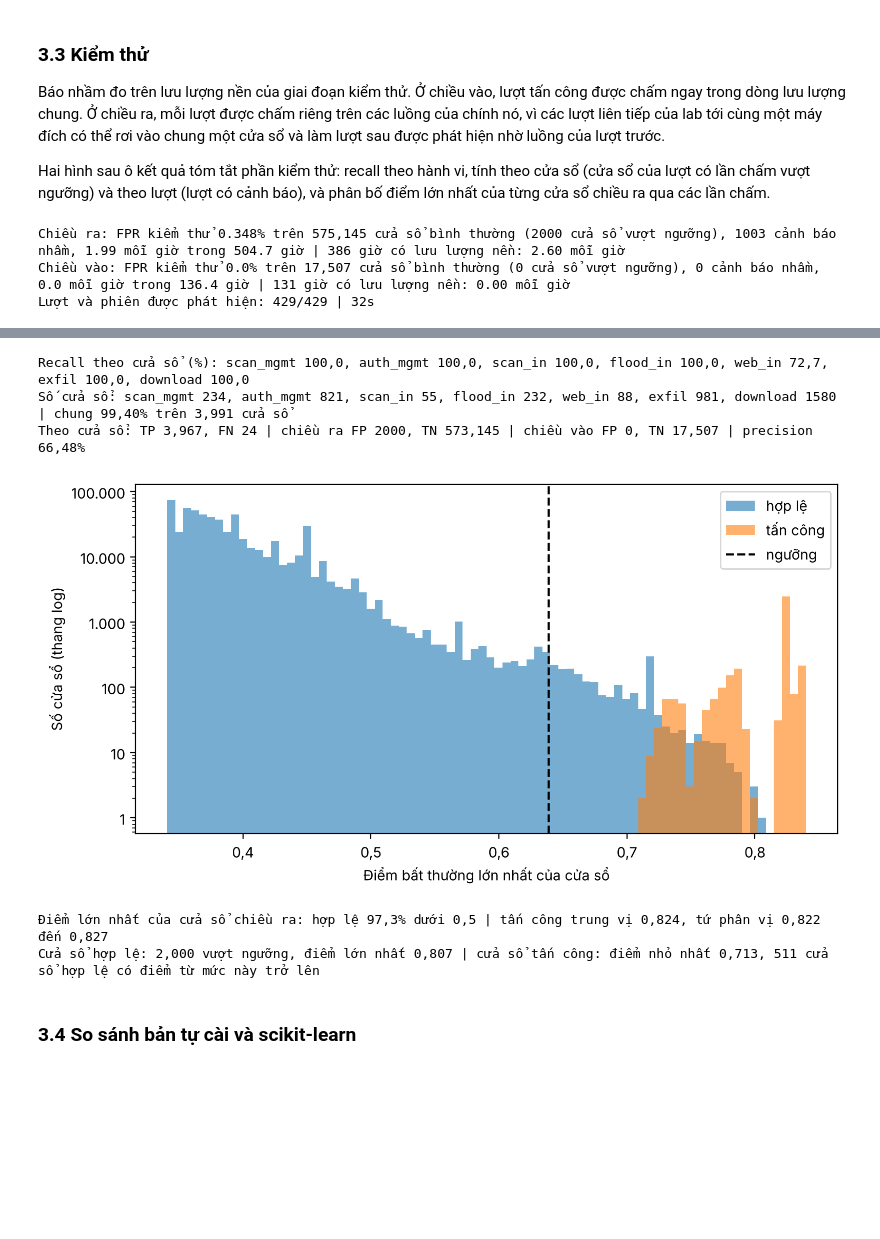
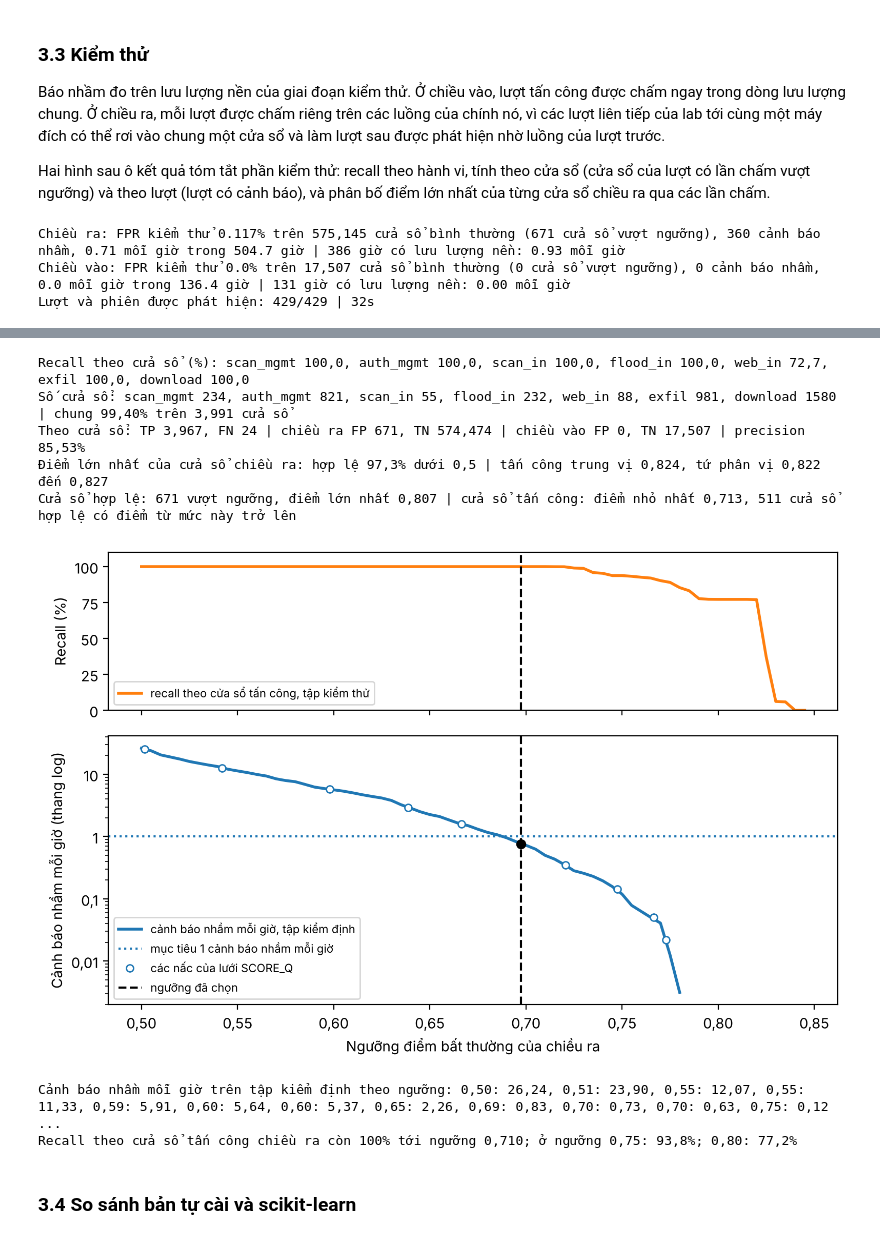
Before and after one commit to hoanganh-net/KLTN-IsolationForest-Suricata, a Jupyter notebook: 1_KLTN_BehaviorIF.ipynb, the cells around one changed output, grey strips where cells are left out. Saved outputs shown, nothing was run; the diff lists cells and outputs as text; code cells hidden in the pictures; blank space fills up the shorter version.

```diff
--- a/1_KLTN_BehaviorIF.ipynb
+++ b/1_KLTN_BehaviorIF.ipynb
@@ -28,7 +28,7 @@ if (np.__version__, sklearn.__version__) != ("2.5.3", "1.9.1"):
 SEED, N_TREES = 3, 300      # cỡ mẫu con của từng chiều ở bf.PSI
 TRAIN_FRAC = 0.7          # mỗi chiều: 70% luồng đầu để huấn luyện, phần sau để kiểm định
 RT_Q_GRID = [0.00002, 0.00005, 0.0001, 0.0002, 0.0005, 0.001, 0.002, 0.005, 0.01, 0.02, 0.03]   # lưới SCORE_Q
-RT_FA_MAX = 3.0          # cảnh báo nhầm mỗi giờ tối đa trên tập kiểm định, mỗi chiều
+RT_FA_MAX = 1.0          # cảnh báo nhầm mỗi giờ tối đa trên tập kiểm định, mỗi chiều
 MODEL_OUT = "net_if_model.joblib"
 DATA_DIR = "data"
 DRIVE_URL = "https://drive.google.com/drive/folders/1QlMZ7_I7ul-gV1yF_Wk-3d1iKvw4RVLd"   # thư mục dữ liệu trên Google Drive; để trống nếu đã chép dữ liệu vào data/
@@ -225,7 +225,7 @@ PH = {"out": bf.phat_hien(QA, THR["out"], T_DAU), "in": bf.phat_hien(QT["in"], T
 LAT1, N_BAO = pd.concat([PH["out"][0], PH["in"][0]]), pd.concat([PH["out"][1], PH["in"][1]])
 print(f"Lượt và phiên được phát hiện: {len(LAT1)}/{len(RUNS)} | {time.time() - t0:.0f}s")
 # %% [output]
-Chiều ra: FPR kiểm thử 0.348% trên 575,145 cửa sổ bình thường (2000 cửa sổ vượt ngưỡng), 1003 cảnh báo nhầm, 1.99 mỗi giờ trong 504.7 giờ | 386 giờ có lưu lượng nền: 2.60 mỗi giờ
+Chiều ra: FPR kiểm thử 0.117% trên 575,145 cửa sổ bình thường (671 cửa sổ vượt ngưỡng), 360 cảnh báo nhầm, 0.71 mỗi giờ trong 504.7 giờ | 386 giờ có lưu lượng nền: 0.93 mỗi giờ
 Chiều vào: FPR kiểm thử 0.0% trên 17,507 cửa sổ bình thường (0 cửa sổ vượt ngưỡng), 0 cảnh báo nhầm, 0.0 mỗi giờ trong 136.4 giờ | 131 giờ có lưu lượng nền: 0.00 mỗi giờ
 Lượt và phiên được phát hiện: 429/429 | 32s
 # %%
@@ -249,54 +249,73 @@ x = np.arange(len(hv))
 fig, ax = plt.subplots(figsize=(8, 4.2))
 ax.bar(x - 0.2, 100 * CS.loc[hv, "mean"], 0.4, label="theo cửa sổ")
 ax.bar(x + 0.2, 100 * LU.loc[hv, "mean"], 0.4, label="theo lượt")
 ax.set_xticks(x)
 ax.set_xticklabels(hv, rotation=30, ha="right")
 ax.set_ylim(0, 115)
 ax.set_ylabel("Recall (%)")
 ax.legend(loc="upper center", ncol=2, fontsize=9)
 plt.tight_layout()
 fig.savefig("docs/behavior_if_recall.png", dpi=220)
 plt.show()
 print("Recall theo cửa sổ (%):", ", ".join(f"{b} {so(100 * CS.loc[b, 'mean'])}" for b in hv))
 print("Số cửa sổ:", ", ".join(f"{b} {int(CS.loc[b, 'size'])}" for b in hv),
       f"| chung {so(100 * pd.DataFrame(cua_so)[1].mean(), 2)}% trên {len(cua_so):,} cửa sổ")
 tp = sum(v for _, v in cua_so)
 fp = {d: NEN[d]["cửa sổ vượt ngưỡng"] for d in ("out", "in")}
 print(f"Theo cửa sổ: TP {tp:,}, FN {len(cua_so) - tp} | chiều ra FP {fp['out']}, TN {NEN['out']['cửa sổ bình thường'] - fp['out']:,} | "
       f"chiều vào FP {fp['in']}, TN {NEN['in']['cửa sổ bình thường'] - fp['in']:,} | "
       f"precision {so(100 * tp / (tp + fp['out'] + fp['in']), 2)}%")
 
-# Phân bố điểm lớn nhất của từng cửa sổ chiều ra trên tập kiểm thử
+# Điểm lớn nhất của từng cửa sổ chiều ra trên tập kiểm thử
 lon_nhat = lambda Q: np.maximum.reduceat(Q["s"], Q["lo"])
-# Trục dọc là số cửa sổ theo thang log: nhóm hợp lệ đông gấp hàng trăm lần nhóm tấn công, vẽ theo mật độ thì không thấy phần
-# đuôi của nhóm hợp lệ, tức phần quyết định vị trí của ngưỡng
 hl, tc = lon_nhat(QT["out"]), lon_nhat(QA)
-bins = np.linspace(min(hl.min(), tc.min()), max(hl.max(), tc.max()), 81)
-fig, ax = plt.subplots(figsize=(8, 4.2))
-ax.hist(hl, bins=bins, alpha=0.6, label="hợp lệ")
-ax.hist(tc, bins=bins, alpha=0.6, label="tấn công")
-ax.axvline(THR["out"], color="k", ls="--", label="ngưỡng")
-ax.set_yscale("log")
-ax.set_xlabel("Điểm bất thường lớn nhất của cửa sổ")
-ax.set_ylabel("Số cửa sổ (thang log)")
-ax.legend()
-ax.xaxis.set_major_formatter(FuncFormatter(lambda v, p: so(v)))
-ax.yaxis.set_major_formatter(FuncFormatter(lambda v, p: f"{int(v):,}".replace(",", ".") if v >= 1 else ""))
-plt.tight_layout()
-fig.savefig("docs/behavior_if_phan_bo_diem.png", dpi=220)
-plt.show()
 print(f"Điểm lớn nhất của cửa sổ chiều ra: hợp lệ {so(100 * (hl < 0.5).mean())}% dưới 0,5 | tấn công trung vị {so(np.median(tc), 3)}, "
       f"tứ phân vị {so(np.quantile(tc, .25), 3)} đến {so(np.quantile(tc, .75), 3)}")
 print(f"Cửa sổ hợp lệ: {(hl > THR['out']).sum():,} vượt ngưỡng, điểm lớn nhất {so(hl.max(), 3)} | cửa sổ tấn công: điểm nhỏ nhất {so(tc.min(), 3)}, "
       f"{(hl >= tc.min()).sum():,} cửa sổ hợp lệ có điểm từ mức này trở lên")
+
+
+# Vì sao ngưỡng chiều ra nằm ở đó: số cảnh báo nhầm mỗi giờ trên tập kiểm định và recall theo cửa sổ tấn công của tập kiểm thử
+# khi đổi ngưỡng. Ngưỡng được chọn là nấc đầu tiên của lưới mà đường cảnh báo nhầm đã xuống dưới mức mục tiêu RT_FA_MAX.
+Qv = Q1[("out", "val")]
+luoi = np.round(np.arange(0.50, 0.8451, 0.005), 3)
+fa = np.array([(bf.bao_rt(Qv, bf.vuot_nguong(Qv, t, bf.CHAM_TIEP["out"]), t) != "").sum() / Qv["gio"] for t in luoi])
+rc = np.array([100 * (tc > t).mean() for t in luoi])
+fig, (a1, a2) = plt.subplots(2, 1, figsize=(8, 5.2), sharex=True, gridspec_kw={"height_ratios": [1, 1.7]})
+a1.plot(luoi, rc, color="C1", lw=2, label="recall theo cửa sổ tấn công, tập kiểm thử")
+a1.set_ylim(0, 110)
+a1.set_ylabel("Recall (%)")
+a2.plot(luoi[fa > 0], fa[fa > 0], color="C0", lw=2, label="cảnh báo nhầm mỗi giờ, tập kiểm định")
+a2.axhline(RT_FA_MAX, color="C0", ls=":", label=f"mục tiêu {RT_FA_MAX:g} cảnh báo nhầm mỗi giờ")
+gl = np.array([float(np.quantile(REF_RT["out"]["s_sk"], 1 - q)) for q in RT_Q_GRID])
+gf = np.array([(bf.bao_rt(Qv, bf.vuot_nguong(Qv, t, bf.CHAM_TIEP["out"]), t) != "").sum() / Qv["gio"] for t in gl])
+co = (gl >= luoi[0]) & (gf > 0)
+a2.plot(gl[co], gf[co], "o", color="C0", mfc="white", ms=5, label="các nấc của lưới SCORE_Q")
+a2.plot([THR["out"]], [SEL_RT["out"]["fa_h"]], "o", color="k", ms=6)
+a2.set_yscale("log")
+a2.set_ylabel("Cảnh báo nhầm mỗi giờ (thang log)")
+a2.set_xlabel("Ngưỡng điểm bất thường của chiều ra")
+a1.axvline(THR["out"], color="k", ls="--")
+a2.axvline(THR["out"], color="k", ls="--", label="ngưỡng đã chọn")
+a1.legend(loc="lower left", fontsize=8)
+a2.legend(loc="lower left", fontsize=8)
+a2.xaxis.set_major_formatter(FuncFormatter(lambda v, p: so(v, 2)))
+a2.yaxis.set_major_formatter(FuncFormatter(lambda v, p: so(v, 2 if v < 0.1 else 1 if v < 1 else 0)))
+plt.tight_layout()
+fig.savefig("docs/behavior_if_nguong.png", dpi=220)
+plt.show()
+print("Cảnh báo nhầm mỗi giờ trên tập kiểm định theo ngưỡng:", ", ".join(f"{so(t, 2)}: {so(f, 2)}" for t, f in zip(luoi, fa) if round(t * 100) % 5 == 0))
+print(f"Recall theo cửa sổ tấn công chiều ra còn 100% tới ngưỡng {so(luoi[rc >= 100].max(), 3)}; ở ngưỡng 0,75: {so(rc[np.argmin(abs(luoi - 0.75))])}%; 0,80: {so(rc[np.argmin(abs(luoi - 0.80))])}%")
 # %% [output]
 [figure]
 Recall theo cửa sổ (%): scan_mgmt 100,0, auth_mgmt 100,0, scan_in 100,0, flood_in 100,0, web_in 72,7, exfil 100,0, download 100,0
 Số cửa sổ: scan_mgmt 234, auth_mgmt 821, scan_in 55, flood_in 232, web_in 88, exfil 981, download 1580 | chung 99,40% trên 3,991 cửa sổ
-Theo cửa sổ: TP 3,967, FN 24 | chiều ra FP 2000, TN 573,145 | chiều vào FP 0, TN 17,507 | precision 66,48%
+Theo cửa sổ: TP 3,967, FN 24 | chiều ra FP 671, TN 574,474 | chiều vào FP 0, TN 17,507 | precision 85,53%
+Điểm lớn nhất của cửa sổ chiều ra: hợp lệ 97,3% dưới 0,5 | tấn công trung vị 0,824, tứ phân vị 0,822 đến 0,827
+Cửa sổ hợp lệ: 671 vượt ngưỡng, điểm lớn nhất 0,807 | cửa sổ tấn công: điểm nhỏ nhất 0,713, 511 cửa sổ hợp lệ có điểm từ mức này trở lên
-[figure, old version]
+[figure, new version]
-Điểm lớn nhất của cửa sổ chiều ra: hợp lệ 97,3% dưới 0,5 | tấn công trung vị 0,824, tứ phân vị 0,822 đến 0,827
-Cửa sổ hợp lệ: 2,000 vượt ngưỡng, điểm lớn nhất 0,807 | cửa sổ tấn công: điểm nhỏ nhất 0,713, 511 cửa sổ hợp lệ có điểm từ mức này trở lên
+Cảnh báo nhầm mỗi giờ trên tập kiểm định theo ngưỡng: 0,50: 26,24, 0,51: 23,90, 0,55: 12,07, 0,55: 11,33, 0,59: 5,91, 0,60: 5,64, 0,60: 5,37, 0,65: 2,26, 0,69: 0,83, 0,70: 0,73, 0,70: 0,63, 0,75: 0,12 ...
+Recall theo cửa sổ tấn công chiều ra còn 100% tới ngưỡng 0,710; ở ngưỡng 0,75: 93,8%; 0,80: 77,2%
 # %% [markdown]
 ### 3.4 So sánh bản tự cài và scikit-learn
 # %%
```
Also changed, not shown: parts of 8 cells of this notebook, 4 other files.
